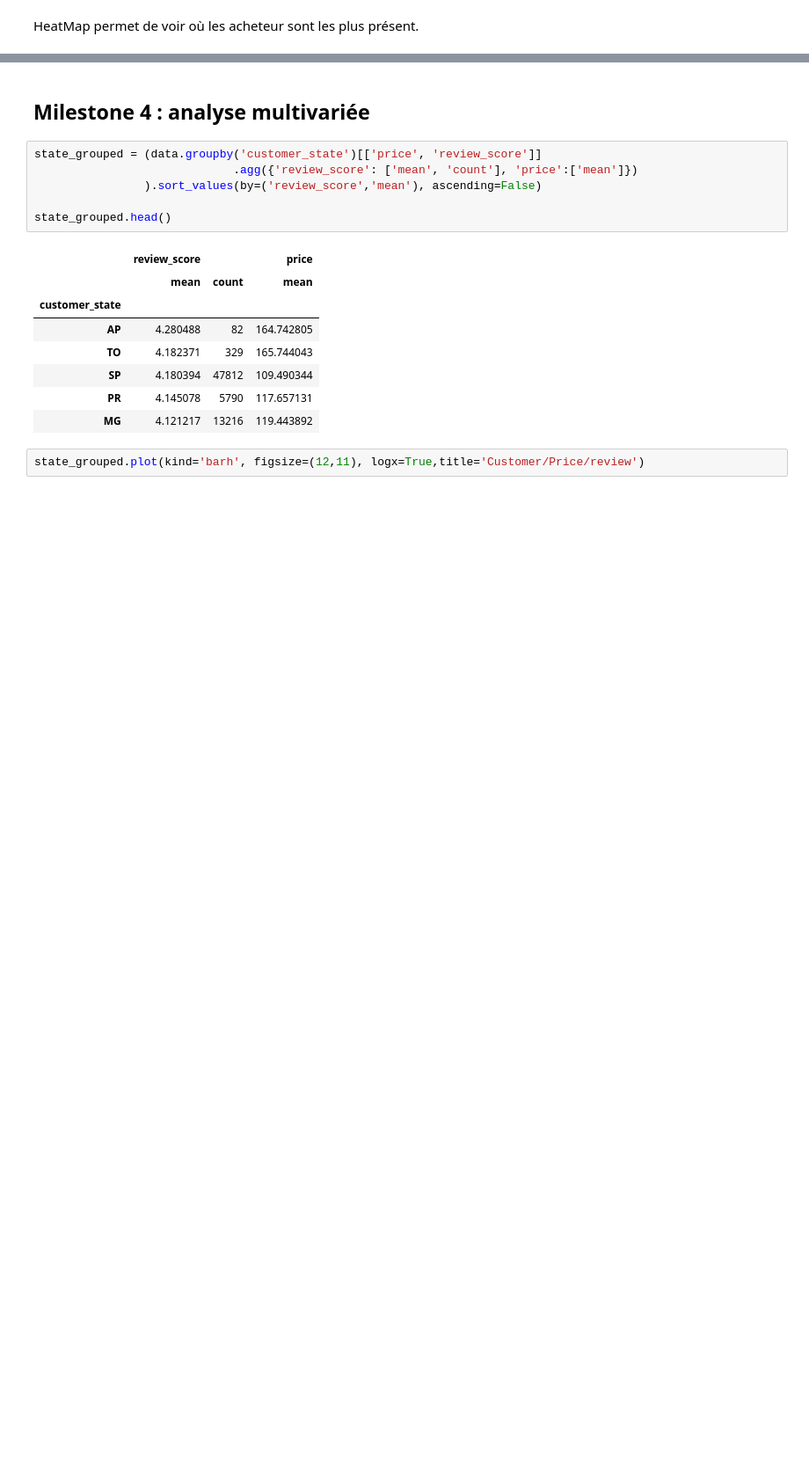
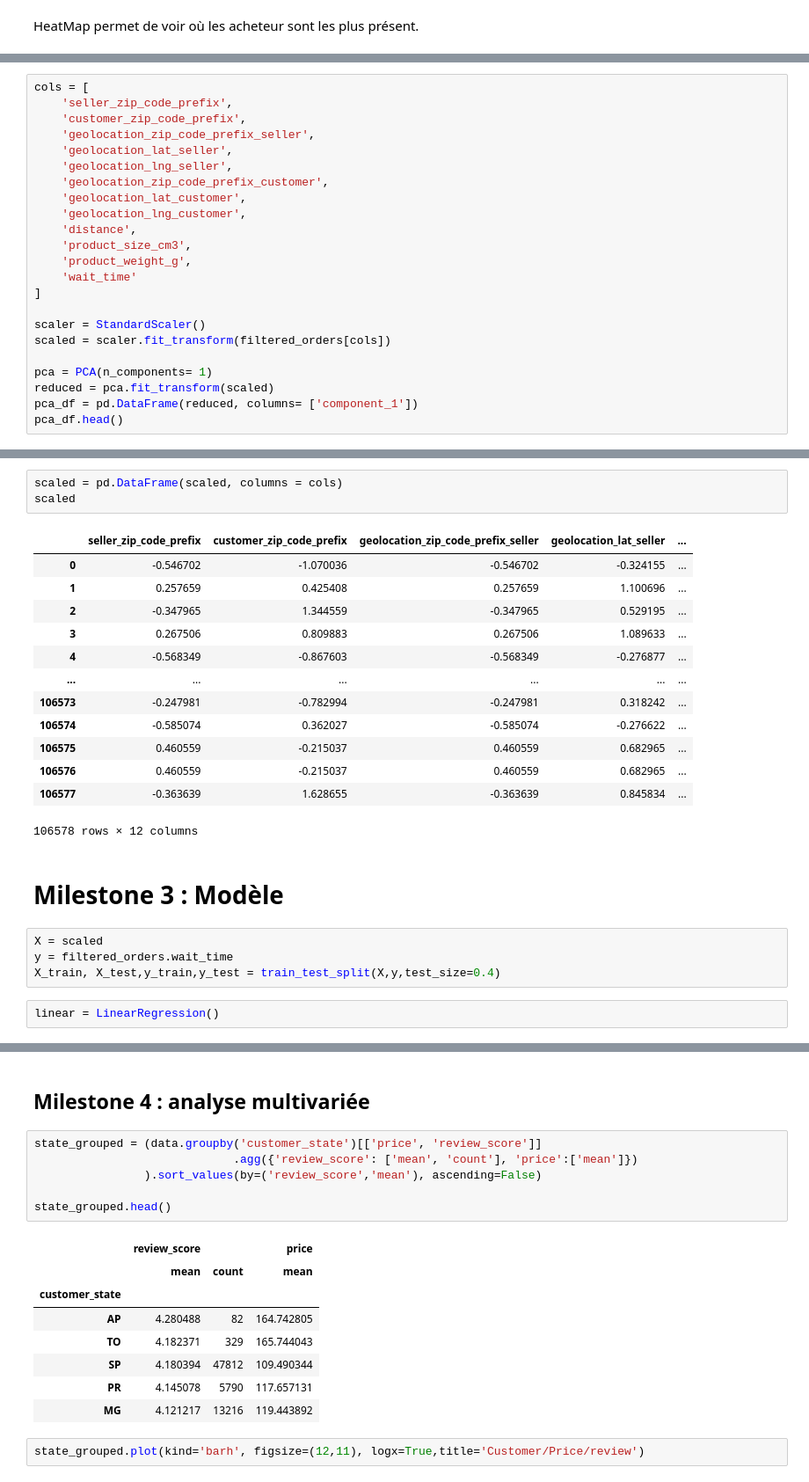
Before and after one commit to marlierecharlie/brief_13_la_data_dream_team, a Jupyter notebook: App Web Prédiction/MS2_NettoyageEtFeat/Millestone 2 Analyse-Copy1.ipynb, the cells around one changed output, grey strips where cells are left out. Shown at 88% size. Drawn from its saved outputs; the diff is of its cells as text; blank space fills up the shorter version.

```diff
--- a/App Web Prédiction/MS2_NettoyageEtFeat/Millestone 2 Analyse-Copy1.ipynb
+++ b/App Web Prédiction/MS2_NettoyageEtFeat/Millestone 2 Analyse-Copy1.ipynb
@@ -766,0 +705,23 @@ interactive(children=(Dropdown(description='column', options=('geolocation_lat_s
+# %%
+cols = [
+    'seller_zip_code_prefix',
+    'customer_zip_code_prefix',
+    'geolocation_zip_code_prefix_seller',
+    'geolocation_lat_seller',
+    'geolocation_lng_seller',
+    'geolocation_zip_code_prefix_customer',
+    'geolocation_lat_customer',
+    'geolocation_lng_customer',
+    'distance',
+    'product_size_cm3',
+    'product_weight_g',
+    'wait_time'
+]
+
+scaler = StandardScaler()
+scaled = scaler.fit_transform(filtered_orders[cols])
+
+pca = PCA(n_components= 1)
+reduced = pca.fit_transform(scaled)
+pca_df = pd.DataFrame(reduced, columns= ['component_1'])
+pca_df.head()
@@ -766,0 +785,25 @@ interactive(children=(Dropdown(description='column', options=('geolocation_lat_s
+# %%
+scaled = pd.DataFrame(scaled, columns = cols)
+scaled
+# %% [output]
+|  | seller_zip_code_prefix | customer_zip_code_prefix | geolocation_zip_code_prefix_seller | geolocation_lat_seller | ... |
+| 0 | -0.546702 | -1.070036 | -0.546702 | -0.324155 | ... |
+| 1 | 0.257659 | 0.425408 | 0.257659 | 1.100696 | ... |
+| 2 | -0.347965 | 1.344559 | -0.347965 | 0.529195 | ... |
+| 3 | 0.267506 | 0.809883 | 0.267506 | 1.089633 | ... |
+| 4 | -0.568349 | -0.867603 | -0.568349 | -0.276877 | ... |
+| ... | ... | ... | ... | ... | ... |
+| 106573 | -0.247981 | -0.782994 | -0.247981 | 0.318242 | ... |
+| 106574 | -0.585074 | 0.362027 | -0.585074 | -0.276622 | ... |
+| 106575 | 0.460559 | -0.215037 | 0.460559 | 0.682965 | ... |
+| 106576 | 0.460559 | -0.215037 | 0.460559 | 0.682965 | ... |
+| 106577 | -0.363639 | 1.628655 | -0.363639 | 0.845834 | ... |
+106578 rows × 12 columns
+# %% [markdown]
+# Milestone 3 : Modèle
+# %%
+X = scaled
+y = filtered_orders.wait_time
+X_train, X_test,y_train,y_test = train_test_split(X,y,test_size=0.4)
+# %%
+linear = LinearRegression()
```
Also changed, not shown: parts of 34 cells of this notebook.
